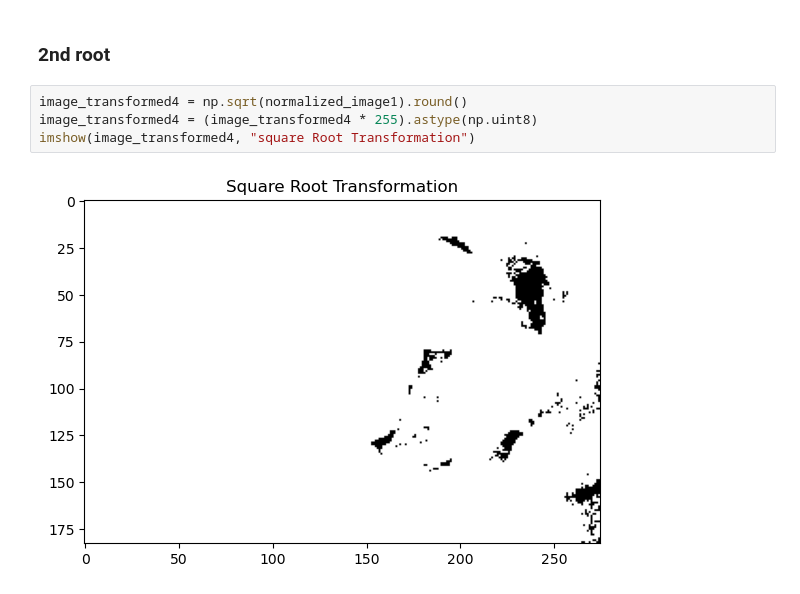
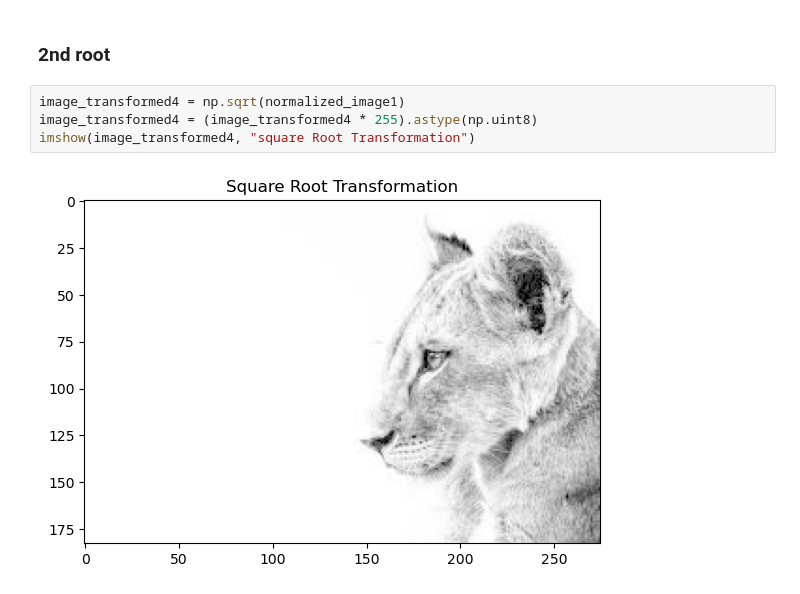
Before and after one commit to aradmehralian/Multi-Media-Projects, a Jupyter notebook: Project2/Q2.ipynb, the cells around one changed output. Cells and saved outputs as stored; diff of their text form.

```diff
--- a/Project2/Q2.ipynb
+++ b/Project2/Q2.ipynb
@@ -75,8 +75,8 @@ imshow(image_transformed5, "square Power Transformation")
 # %% [markdown]
 ### 2nd root
 # %%
-image_transformed4 = np.sqrt(normalized_image1).round()
+image_transformed4 = np.sqrt(normalized_image1)
 image_transformed4 = (image_transformed4 * 255).astype(np.uint8)
 imshow(image_transformed4, "square Root Transformation")
 # %% [output]
-[figure, old version]
+[figure, new version]
```
